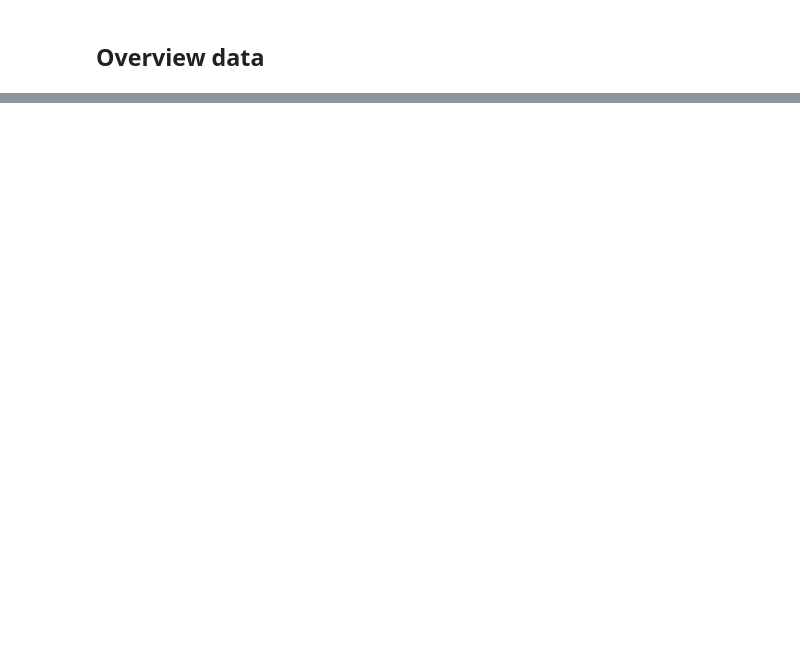
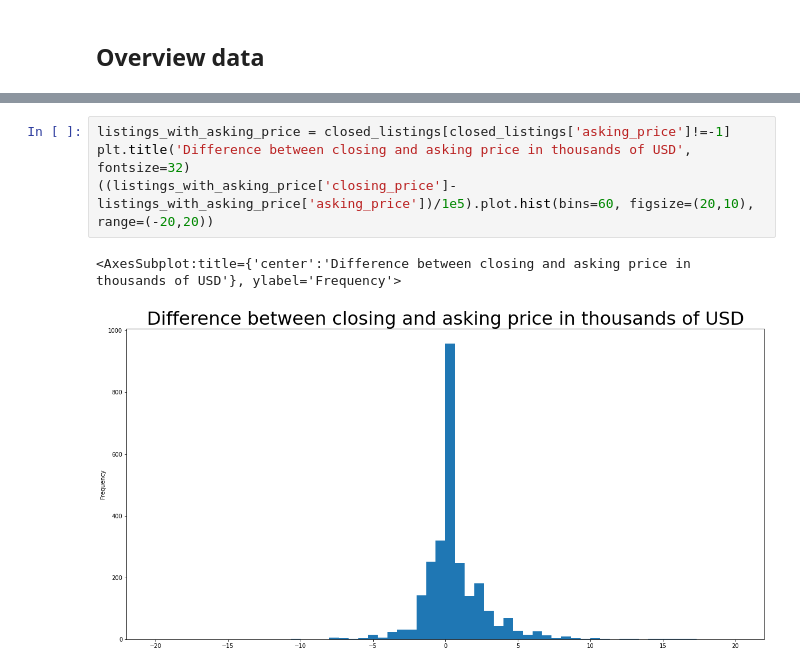
Before and after one commit to orchardpark/realsweden, a Jupyter notebook: property_market.ipynb, the cells around one changed output, grey strips where cells are left out. Saved outputs shown, nothing was run; the diff lists cells and outputs as text; blank space fills up the shorter version.

Commit message:
Add diff closing and asking

```diff
--- a/property_market.ipynb
+++ b/property_market.ipynb
@@ -63,0 +63,7 @@ plt.plot()
+# %%
+listings_with_asking_price = closed_listings[closed_listings['asking_price']!=-1]
+plt.title('Difference between closing and asking price in thousands of USD', fontsize=32)
+((listings_with_asking_price['closing_price']-listings_with_asking_price['asking_price'])/1e5).plot.hist(bins=60, figsize=(20,10), range=(-20,20))
+# %% [output]
+<AxesSubplot:title={'center':'Difference between closing and asking price in thousands of USD'}, ylabel='Frequency'>
+[figure, added]
```
Also changed, not shown: parts of 5 cells of this notebook.
